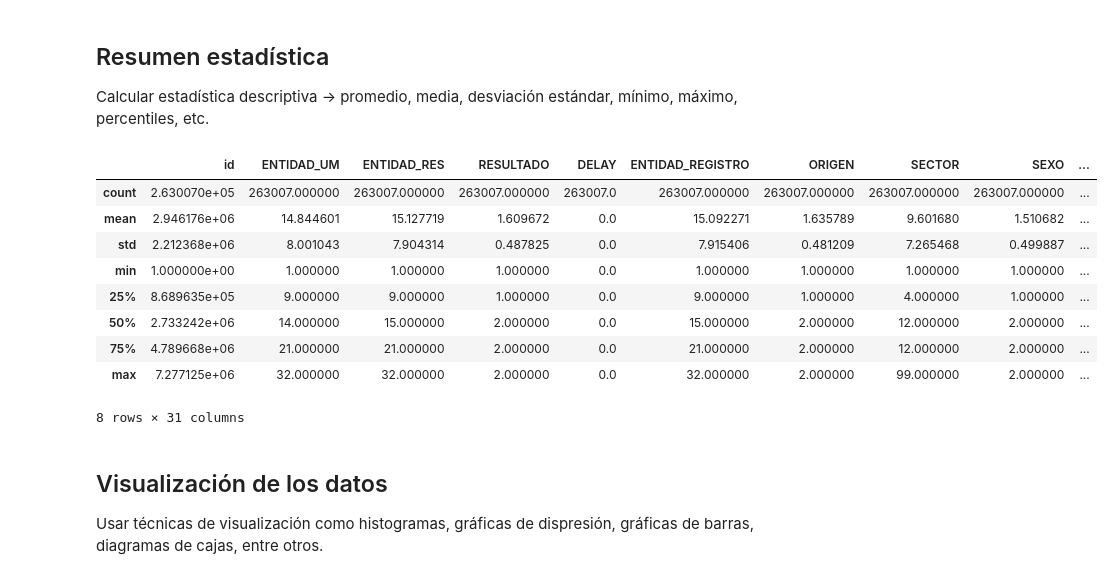
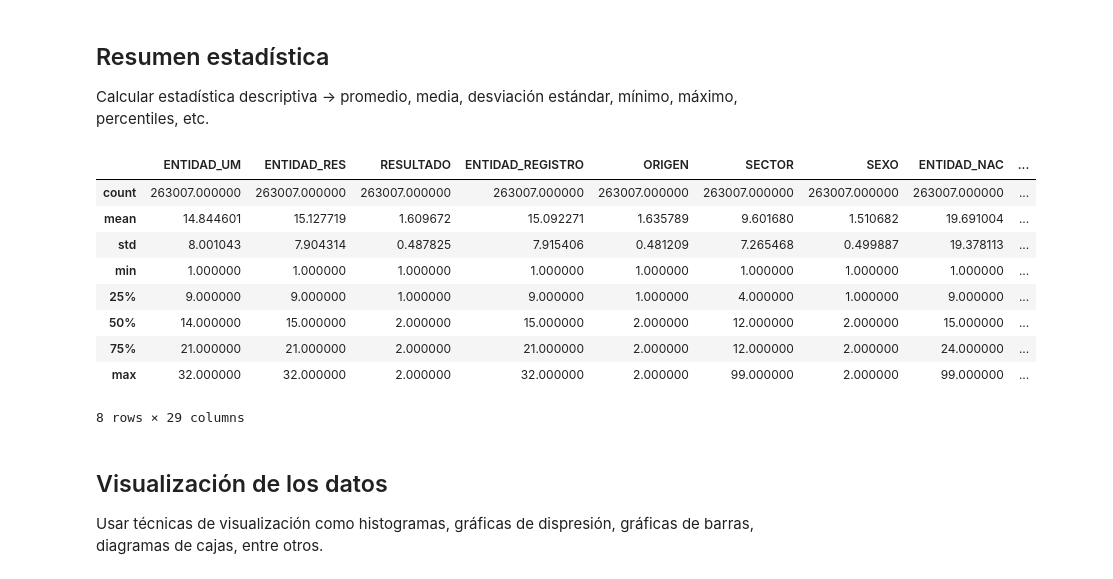
Before and after one commit to Edgar-La/Covid_19_Mexico, a Jupyter notebook: Final_Project.ipynb, the cells around one changed output. Drawn from its saved outputs; the diff is of its cells as text; code cells hidden in the pictures.

```diff
--- a/Final_Project.ipynb
+++ b/Final_Project.ipynb
@@ -30,6 +29,7 @@ df.head()
 ## Preprocesamiento
 Limpieza de datos
 # %%
+df = pd.read_csv('mexico_covid19.csv')
 df.info()
 # %% [output]
 <class 'pandas.core.frame.DataFrame'>
@@ -52,4 +54,4 @@ memory usage: 82.3+ MB
 # %%
-df_remove_cols = df.drop(columns = ['id', 'ID_REGISTRO'], inplace=False)
-df_remove_cols.head()
+df_clean = df.drop(columns = ['id', 'ID_REGISTRO', 'DELAY'], inplace=False)
+df_clean.head()
 # %% [output]
@@ -63,11 +67,11 @@ df_remove_cols.head()
 # %%
 # The attributes in the list are object type, so we convert each into a datetime type attribute
 # FECHA_DEF cannot be coverted into datetime format becasue 9999-99-99 ins't a valid a date, so we replace it with 2200-01-01 which is  valir format and still is outlier.
-df_remove_cols['FECHA_DEF'] = df_remove_cols['FECHA_DEF'].replace('9999-99-99', '2200-01-01')
+df_clean['FECHA_DEF'] = df_clean['FECHA_DEF'].replace('9999-99-99', '2200-01-01')
 
 
 # The attributes in the following list are object type, so we convert each into a datetime type attribute
 tipos_de_fechas = ['FECHA_ARCHIVO', 'FECHA_ACTUALIZACION', 'FECHA_INGRESO', 'FECHA_SINTOMAS', 'FECHA_DEF']
 for tipo_de_fecha in tipos_de_fechas:
-    df_remove_cols[tipo_de_fecha] = pd.to_datetime(df_remove_cols[tipo_de_fecha])
+    df_clean[tipo_de_fecha] = pd.to_datetime(df_clean[tipo_de_fecha])
 # %%
@@ -86,18 +98,18 @@ dict_values([120, 120, 114, 113, 109, 107, 105, 101, 101, 100, 99, 99, 97, 96, 8
 ## Resumen estadística
 Calcular estadística descriptiva -> promedio, media, desviación estándar, mínimo, máximo, percentiles, etc.
 # %%
-df.describe()
+df_clean.describe()
 # %% [output]
-|  | id | ENTIDAD_UM | ENTIDAD_RES | RESULTADO | DELAY | ENTIDAD_REGISTRO | ORIGEN | SECTOR | SEXO | ... |
-| count | 2.630070e+05 | 263007.000000 | 263007.000000 | 263007.000000 | 263007.0 | 263007.000000 | 263007.000000 | 263007.000000 | 263007.000000 | ... |
-| mean | 2.946176e+06 | 14.844601 | 15.127719 | 1.609672 | 0.0 | 15.092271 | 1.635789 | 9.601680 | 1.510682 | ... |
-| std | 2.212368e+06 | 8.001043 | 7.904314 | 0.487825 | 0.0 | 7.915406 | 0.481209 | 7.265468 | 0.499887 | ... |
-| min | 1.000000e+00 | 1.000000 | 1.000000 | 1.000000 | 0.0 | 1.000000 | 1.000000 | 1.000000 | 1.000000 | ... |
-| 25% | 8.689635e+05 | 9.000000 | 9.000000 | 1.000000 | 0.0 | 9.000000 | 1.000000 | 4.000000 | 1.000000 | ... |
-| 50% | 2.733242e+06 | 14.000000 | 15.000000 | 2.000000 | 0.0 | 15.000000 | 2.000000 | 12.000000 | 2.000000 | ... |
-| 75% | 4.789668e+06 | 21.000000 | 21.000000 | 2.000000 | 0.0 | 21.000000 | 2.000000 | 12.000000 | 2.000000 | ... |
-| max | 7.277125e+06 | 32.000000 | 32.000000 | 2.000000 | 0.0 | 32.000000 | 2.000000 | 99.000000 | 2.000000 | ... |
+|  | ENTIDAD_UM | ENTIDAD_RES | RESULTADO | ENTIDAD_REGISTRO | ORIGEN | SECTOR | SEXO | ENTIDAD_NAC | ... |
+| count | 263007.000000 | 263007.000000 | 263007.000000 | 263007.000000 | 263007.000000 | 263007.000000 | 263007.000000 | 263007.000000 | ... |
+| mean | 14.844601 | 15.127719 | 1.609672 | 15.092271 | 1.635789 | 9.601680 | 1.510682 | 19.691004 | ... |
+| std | 8.001043 | 7.904314 | 0.487825 | 7.915406 | 0.481209 | 7.265468 | 0.499887 | 19.378113 | ... |
+| min | 1.000000 | 1.000000 | 1.000000 | 1.000000 | 1.000000 | 1.000000 | 1.000000 | 1.000000 | ... |
+| 25% | 9.000000 | 9.000000 | 1.000000 | 9.000000 | 1.000000 | 4.000000 | 1.000000 | 9.000000 | ... |
+| 50% | 14.000000 | 15.000000 | 2.000000 | 15.000000 | 2.000000 | 12.000000 | 2.000000 | 15.000000 | ... |
+| 75% | 21.000000 | 21.000000 | 2.000000 | 21.000000 | 2.000000 | 12.000000 | 2.000000 | 24.000000 | ... |
+| max | 32.000000 | 32.000000 | 2.000000 | 32.000000 | 2.000000 | 99.000000 | 2.000000 | 99.000000 | ... |
-8 rows × 31 columns
+8 rows × 29 columns
 # %% [markdown]
 ## Visualización de los datos
 Usar técnicas de visualización como histogramas, gráficas de dispresión, gráficas de barras, diagramas de cajas, entre otros.
```
Also changed, not shown: parts of 31 cells of this notebook.
